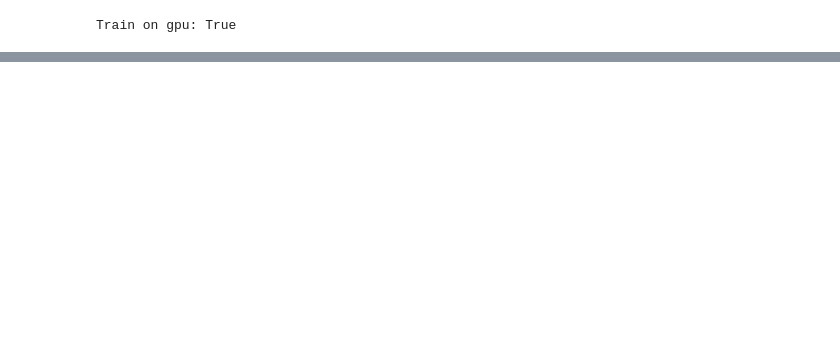
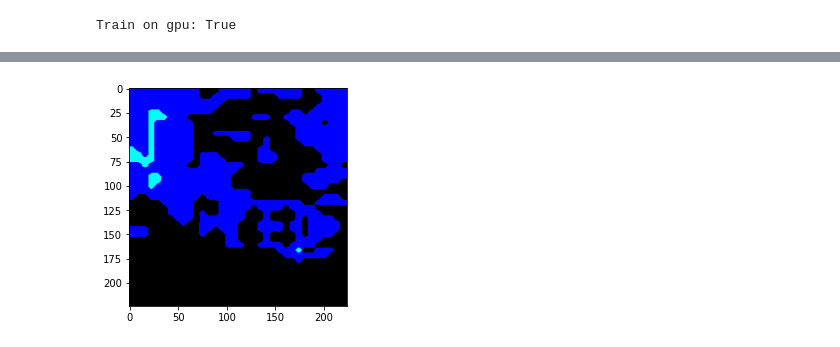
Before and after one commit to tonglingwen/Face-Recognition-Pipeline, a Jupyter notebook: Face_Recognition.ipynb, the cells around one changed output, grey strips where cells are left out. Saved outputs shown, nothing was run; the diff lists cells and outputs as text; code cells hidden in the pictures; blank space fills up the shorter version.

```diff
--- a/Face_Recognition.ipynb
+++ b/Face_Recognition.ipynb
@@ -538,5 +538,5 @@ def batch_hard_triplet_loss(labels, embeddings, margin=0.2, squared=False):
 # %%
-def save_embeddings():
+def save_embeddings(save=False):
     """
         Save the embeddings of all identities from the training set
     """
@@ -588,9 +588,14 @@ def save_embeddings():
                 input_tensor = train_transform(x_train[idx[0]])
                 embd_arr_data[i] = model(input_tensor.unsqueeze(0).cuda())
 
+    if save == True:
+        torch.save(embd_arr_data, "gdrive/My Drive/Colab Notebooks/Transfer Learning/Data/embedding-array-data.pt")
+        torch.save(embd_arr_data, "gdrive/My Drive/Colab Notebooks/Transfer Learning/Data/embedding-array-classes.pt")
+
+
     return embd_arr_data, embd_arr_class
 
-# embd_arr_d, embd_arr_c = save_embeddings()
+# embd_arr_d, embd_arr_c = save_embeddings(save=True)
 # %%
 def plot_loss(loss: list, label: str, color: str = 'blue'):
         """Plot the evolution of the loss function"""
@@ -773,53 +791,32 @@ with torch.no_grad():
 from facenet_pytorch import MTCNN
 from PIL import Image
 
-def import_local_images(start_img, end_img, show_them=False):
-    # initialize the MTCNN detector
+def import_transf_image():
+
     mtcnn = MTCNN(image_size=224, margin=0)
 
-    # create the image list in which the images will be appended
-    img_list = []
-
-    # put the PIL images in img_list
-    for i in range(start_img,end_img+1):
-        path = str(i) + ".jpg"
-        image = Image.open(path)
-        # print(image.size)
-        # if image.size != (1200,1600):
-        #     # print("found one")
-        #     image = image.resize((1200,1600))
-        # print(image.size)
-        img_list.append(image)
-
-    # feed images list to MTCNN network
-    images_output = mtcnn(img_list)
-        # img_cropped = transforms.ToPILImage()(im).convert("RGB")
-        # plt.figure()
-        # plt.imshow(img_cropped)
-
-    # convert list of tensors to tensor of tensors
-
-    return images_tensor
-
-def import_transf_images(start_img, end_img):
+    data = os.listdir("test/")
 
     # create the image list in which the images will be appended
-    img_transf = torch.zeros(end_img+1 - start_img, x_train[0].shape[2], x_train[0].shape[0], x_train[0].shape[1])
-    print(img_transf.shape)
-    test_transform = image_transforms['custom']
+    # img_transf = torch.zeros(len(data), x_train[0].shape[2], x_train[0].shape[0], x_train[0].shape[1])
+    # imgs = []
+    custom_transform = image_transforms['custom']
+    image = 0
+    # put the PIL images in img_list
+    for img_path in data:
+        if img_path.endswith(".jpg"):
+            image = custom_transform(np.asarray(Image.open("test/"+img_path)))
 
-    # put the PIL images in img_list
-    for i in range(start_img,end_img):
-        path = str(i) + ".jpg"
-        image = Image.open(path)
-        img_transf[i]=test_transform(np.array(image))
+    x = mtcnn(image)
+    print(x)
+    print(x.shape)
+    plt.imshow(x.permute(1,2,0) * 255)
+    return x
 
-    return img_transf
-
-def load_images_to_recognition(start_img, end_img):
+def load_images_to_recognition():
 
     # print(tensor_list.shape)
-    tensor_list = import_transf_images(start_img, end_img)
+    tensor_list = import_transf_image()
 
     with torch.no_grad():
         model.eval()
@@ -831,17 +828,13 @@ def load_images_to_recognition(start_img, end_img):
         for i in range(embd.shape[0]):
             similarity = torch.zeros(len(embd_arr_c))
             for j in range(len(embd_arr_c)):
-                # print(embd[i])
-                # print(embd_arr_d[j])
-                # print()
+
                 similarity[j] = cos(embd[i].cpu(), embd_arr_d[j])
-            # print(similarity)
-            # print(similarity.shape)
+
             max_distance, index = torch.max(similarity, 0)
-            # img_cropped = transforms.ToPILImage()(tensor_list[i]).convert("RGB")
-            # plt.figure()
-            # plt.imshow(img_cropped)
-            print(i, "photo is of", embd_arr_c[index], "with a similarity of", max_distance.numpy())
+            idx = embd_arr_c[index].numpy().astype(int)
+            print(idx)
+            print(i, "photo is of", target_names[idx], "with a similarity of", max_distance.numpy())
 
-load_images_to_recognition(1,14)
+load_images_to_recognition()
 # %% [output]
@@ -862,3 +860,4 @@ torch.Size([13, 3, 224, 224])
+[figure, added]
 # %%
 torch.cuda.empty_cache()
 # %%
```
Also changed, not shown: parts of 18 cells of this notebook.
